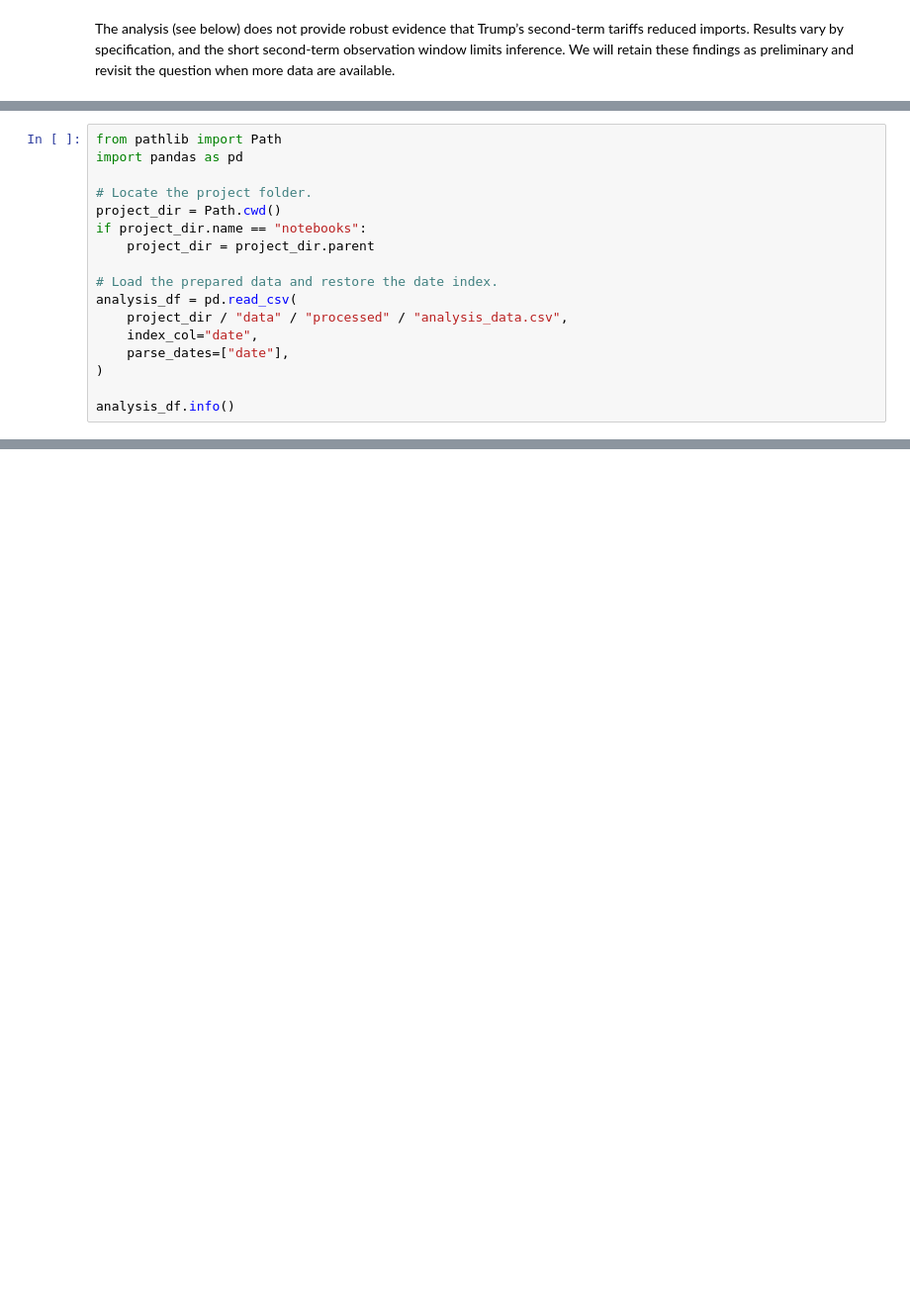
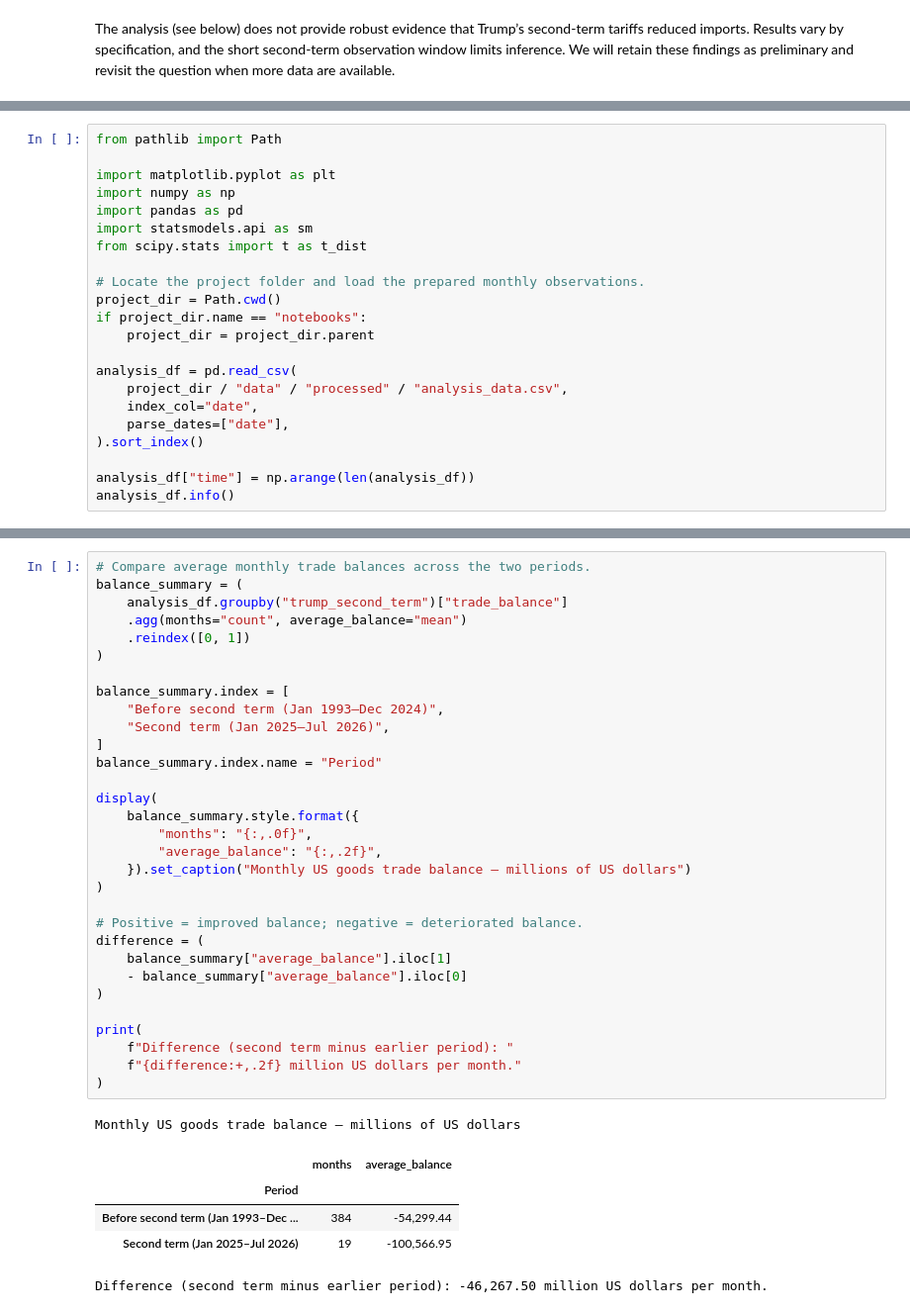
Before and after one commit to groundhog-21/trump-tariffs-and-international-trade, a Jupyter notebook: notebooks/modeling_and_evaluation.ipynb, the cells around one changed output, grey strips where cells are left out. Shown at 99% size. Drawn from its saved outputs; the diff is of its cells as text; blank space fills up the shorter version.

```diff
--- a/notebooks/modeling_and_evaluation.ipynb
+++ b/notebooks/modeling_and_evaluation.ipynb
@@ -23,19 +7,24 @@ Note: you may need to restart the kernel to use updated packages.
 # %%
 from pathlib import Path
+
+import matplotlib.pyplot as plt
+import numpy as np
 import pandas as pd
+import statsmodels.api as sm
+from scipy.stats import t as t_dist
 
-# Locate the project folder.
+# Locate the project folder and load the prepared monthly observations.
 project_dir = Path.cwd()
 if project_dir.name == "notebooks":
     project_dir = project_dir.parent
 
-# Load the prepared data and restore the date index.
 analysis_df = pd.read_csv(
     project_dir / "data" / "processed" / "analysis_data.csv",
     index_col="date",
     parse_dates=["date"],
-)
+).sort_index()
 
+analysis_df["time"] = np.arange(len(analysis_df))
 analysis_df.info()
 # %% [output]
 <class 'pandas.DataFrame'>
@@ -209,0 +226,38 @@ plt.show()
+# %%
+# Compare average monthly trade balances across the two periods.
+balance_summary = (
+    analysis_df.groupby("trump_second_term")["trade_balance"]
+    .agg(months="count", average_balance="mean")
+    .reindex([0, 1])
+)
+
+balance_summary.index = [
+    "Before second term (Jan 1993–Dec 2024)",
+    "Second term (Jan 2025–Jul 2026)",
+]
+balance_summary.index.name = "Period"
+
+display(
+    balance_summary.style.format({
+        "months": "{:,.0f}",
+        "average_balance": "{:,.2f}",
+    }).set_caption("Monthly US goods trade balance — millions of US dollars")
+)
+
+# Positive = improved balance; negative = deteriorated balance.
+difference = (
+    balance_summary["average_balance"].iloc[1]
+    - balance_summary["average_balance"].iloc[0]
+)
+
+print(
+    f"Difference (second term minus earlier period): "
+    f"{difference:+,.2f} million US dollars per month."
+)
+# %% [output]
+Monthly US goods trade balance — millions of US dollars
+|  | months | average_balance |
+| Period |  |  |
+| Before second term (Jan 1993–Dec ... | 384 | -54,299.44 |
+| Second term (Jan 2025–Jul 2026) | 19 | -100,566.95 |
+Difference (second term minus earlier period): -46,267.50 million US dollars per month.
```
Also changed, not shown: parts of 19 cells of this notebook, 3 other files.
